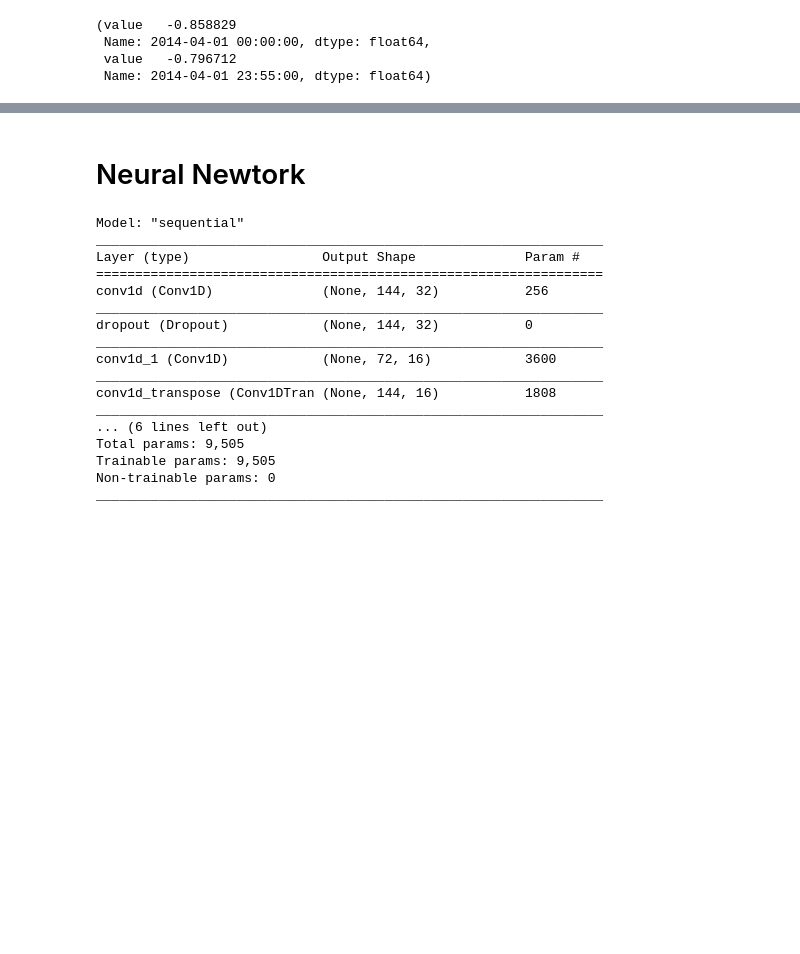
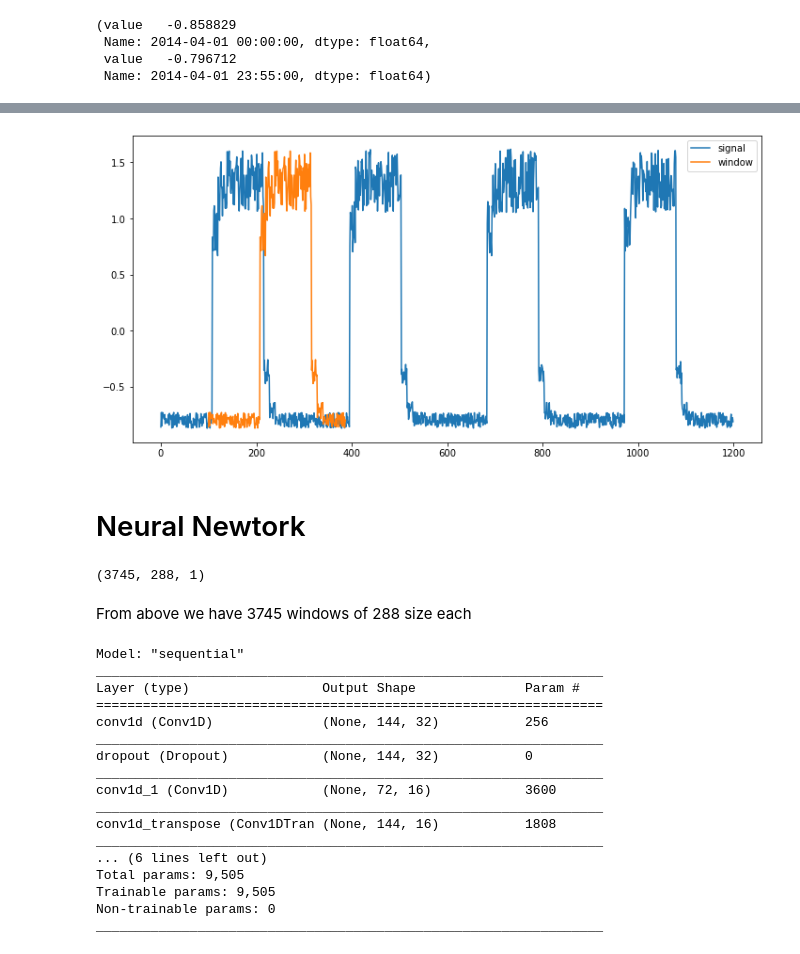
Before and after one commit to LauraBrogan/2022-MLS-Assessment, a Jupyter notebook: project-anomaly-detection.ipynb, the cells around one changed output, grey strips where cells are left out. Drawn from its saved outputs; the diff is of its cells as text; code cells hidden in the pictures; blank space fills up the shorter version.

```diff
--- a/project-anomaly-detection.ipynb
+++ b/project-anomaly-detection.ipynb
@@ -359,5 +376,29 @@ From above we have 3745 windows of 288 size each
+# %%
+#Select the 100th window
+window_no = 100
+#size of plot
+fig, ax =plt.subplots(figsize=(12,6))
+#
+y = df_train_vals['value'].values[:1200]
+
+#plot the standardise data
+ax.plot(np.arange(y.shape[0]), y, label ='signal')
+#the fist window
+w = x_train[0].flatten()
+#plot the window data on top of the standardised data
+ax.plot(np.arange(w.shape[0]) + window_no, w, label='window')
+ax.legend();
+# %% [output]
+[figure, added]
 # %% [markdown]
 # Neural Newtork
+# %%
+#To show how many windows and what size each window
+x_train.shape
+# %% [output]
+(3745, 288, 1)
+# %% [markdown]
+From above we have 3745 windows of 288 size each
 # %%
 #creating the layers for the model
 layers = [
```
Also changed, not shown: parts of 16 cells of this notebook.
